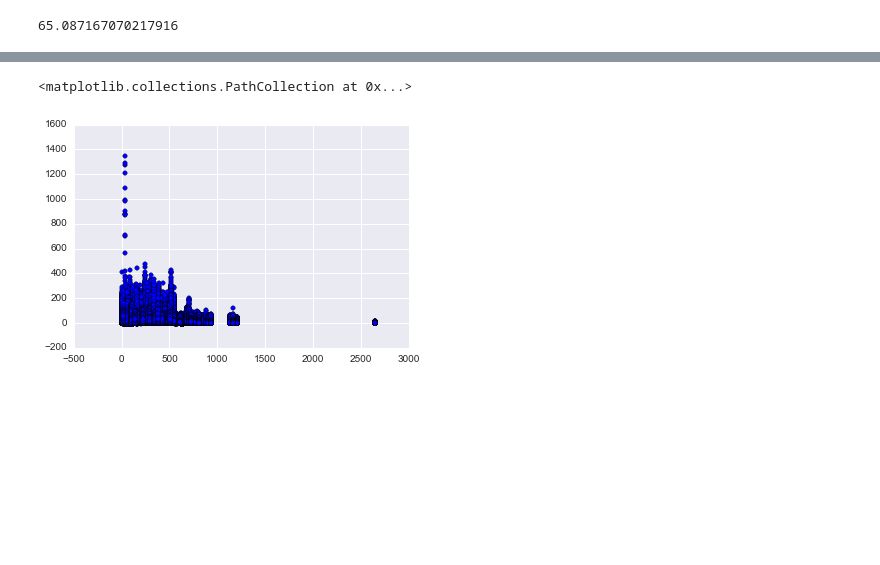
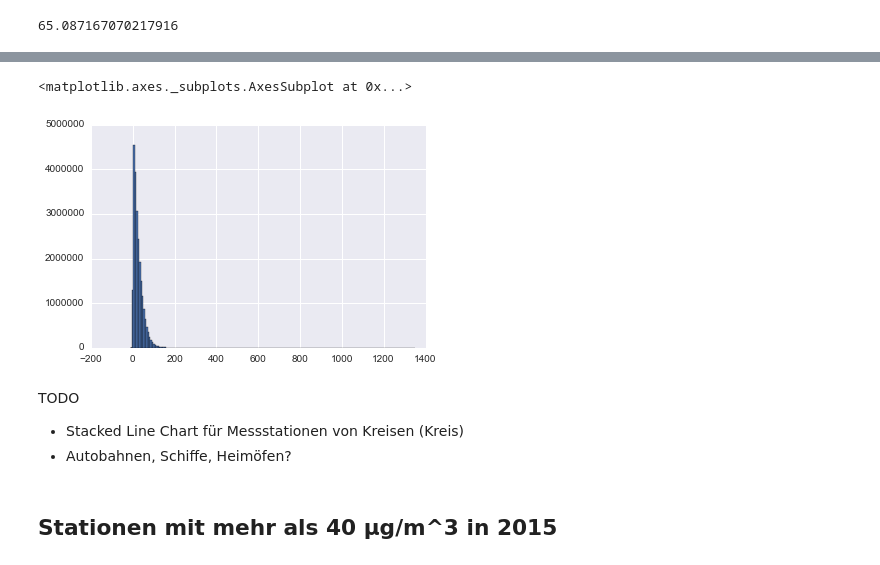
Before and after one commit to correctiv/stickoxide-notebook, a Jupyter notebook: stickoxide.ipynb, the cells around one changed output, grey strips where cells are left out. Cells and saved outputs as stored; diff of their text form; code cells hidden in the pictures; blank space fills up the shorter version.

```diff
--- a/stickoxide.ipynb
+++ b/stickoxide.ipynb
@@ -227,9 +312,14 @@ filtered[filtered.value > 200]
 |  | Station | Komponente | TYPE_OF_AREA | TYPE_OF_STATION | TYPE_OF_DATA | Lieferung | value |
 | date |  |  |  |  |  |  |  |
 | 2014-11-03 08:00:00 | DEBW152 | Stickstoffdioxid | städtisches Gebiet | Verkehr | S | Y | 219 |
-# %%
-merged = df.merge(stations[['Station', 'height']], on='Station')
-plt.scatter(merged.height, merged.value)
-# %% [output]
-<matplotlib.collections.PathCollection at 0x...>
-[figure, removed]
+# %%
+df.value.hist(bins=200)
+# %% [output]
+<matplotlib.axes._subplots.AxesSubplot at 0x...>
+[figure, added]
+# %% [markdown]
+TODO
+ - Stacked Line Chart für Messstationen von Kreisen (Kreis)
+ - Autobahnen, Schiffe, Heimöfen?
+# %% [markdown]
+## Stationen mit mehr als 40 µg/m^3 in 2015
```
Also changed, not shown: parts of 34 cells of this notebook, 1 other file.
